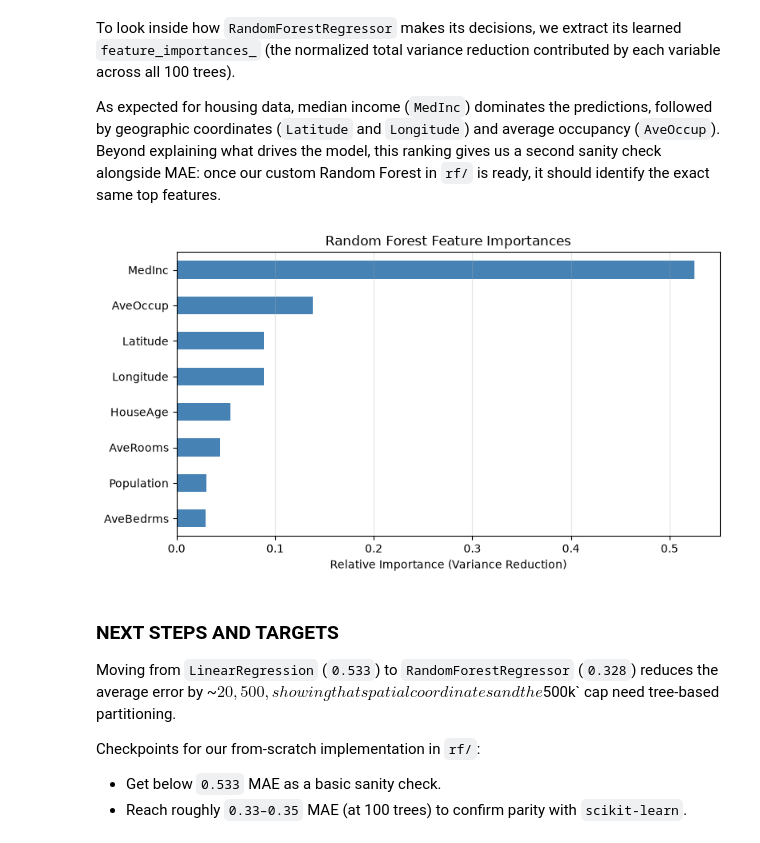
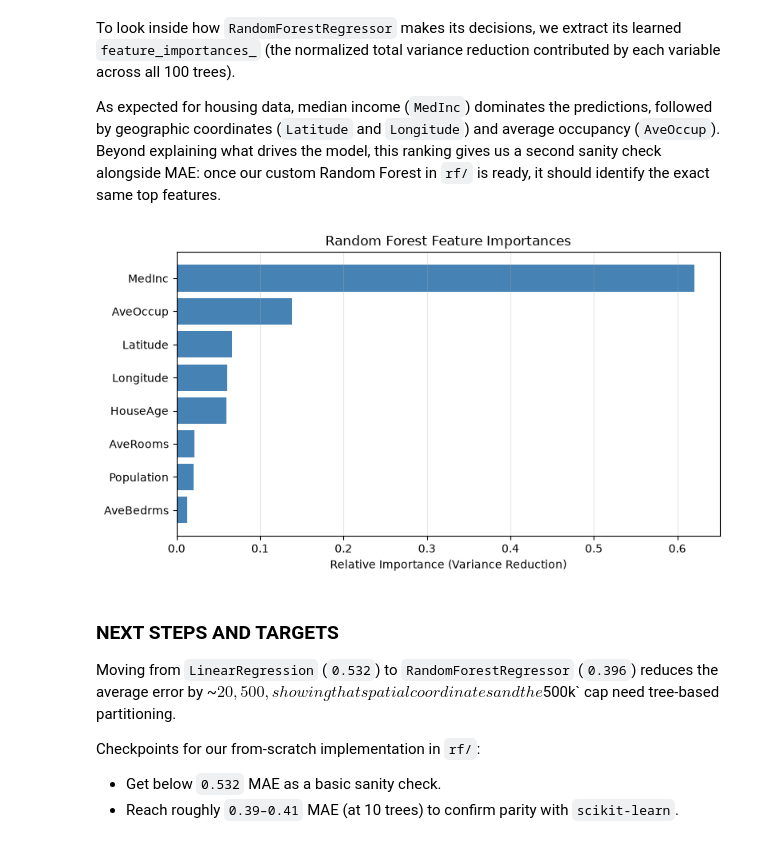
Before and after one commit to stefanomozzillo/random-forest-from-scratch, a Jupyter notebook: notebooks/01_baseline.ipynb, the cells around one changed output. Saved outputs shown, nothing was run; the diff lists cells and outputs as text; code cells hidden in the pictures.

```diff
--- a/notebooks/01_baseline.ipynb
+++ b/notebooks/01_baseline.ipynb
@@ -81,16 +88,41 @@ The models were evaluated using **Mean Absolute Error (MAE)** (in $100k units) a
 3. Robustness to the $500k cap: Unlike MSE/RMSE, MAE scales linearly and is not disproportionately skewed by the ~5% of districts artificially capped at `5.00001`.
 # %%
 X_tr, X_te, y_tr, y_te = train_test_split(X, y, test_size=0.2, random_state=42)
-print(len(X_tr), len(X_te))
+
+N = 5000
+X_tr_sub = X_tr[:N]
+y_tr_sub = y_tr[:N]
+print(
+    f"Train subsample: {len(X_tr_sub)}\n"
+    f"Test set: {len(X_te)}"
+)
 
 modelli = {
     "median (baseline)": DummyRegressor(strategy="median"),
     "LinearRegression": make_pipeline(StandardScaler(), LinearRegression()),
-    "RandomForest sklearn": RandomForestRegressor(n_estimators=100, random_state=42, n_jobs=-1),
+    "RandomForest sklearn": RandomForestRegressor(
+        n_estimators=10,
+        max_depth=8,
+        max_features=1.0,
+        random_state=0,
+        n_jobs=-1,
+    ),
 }
 
+rows = []
 for nome, m in modelli.items():
-    m.fit(X_tr, y_tr)
+    m.fit(X_tr_sub, y_tr_sub)
     mae = mean_absolute_error(y_te, m.predict(X_te))
-    print(f"{nome}: MAE {mae:.3f}")
+    rows.append({
+        "Model": nome,
+        "MAE": mae,
+    })
+
+df_sub = pd.DataFrame(rows)
+display(
+    df_sub.style
+    .hide(axis="index")
+    .format({"MAE": "{:.3f}"})
+    .highlight_min(subset=["MAE"], color="#2e7d32")
+)
 # %% [output]
@@ -136,24 +170,27 @@ As expected for housing data, median income (`MedInc`) dominates the predictions
 # %%
 
 rf_model = modelli["RandomForest sklearn"]
+if not hasattr(rf_model, "estimators_"):
+    rf_model.fit(xs_5000, ys_5000)
 
-importances = pd.Series(rf_model.feature_importances_, index=X.columns).sort_values()
+feature_names = np.array(X.columns if hasattr(X, "columns") else fetch_california_housing().feature_names)
+importances = rf_model.feature_importances_
+idx = np.argsort(importances)
 
 plt.figure(figsize=(8, 4.5))
-importances.plot(kind="barh", color="steelblue")
-
+plt.barh(feature_names[idx], importances[idx], color="steelblue")
 plt.title("Random Forest Feature Importances")
 plt.xlabel("Relative Importance (Variance Reduction)")
 plt.grid(axis="x", alpha=0.3)
 plt.tight_layout()
 plt.show()
 # %% [output]
-[figure, old version]
+[figure, new version]
 # %% [markdown]
 ### NEXT STEPS AND TARGETS
 
-Moving from `LinearRegression` (`0.533`) to `RandomForestRegressor` (`0.328`) reduces the average error by ~$20,500, showing that spatial coordinates and the `$500k` cap need tree-based partitioning.
+Moving from `LinearRegression` (`0.532`) to `RandomForestRegressor` (`0.396`) reduces the average error by ~$20,500, showing that spatial coordinates and the `$500k` cap need tree-based partitioning.
 
 Checkpoints for our from-scratch implementation in `rf/`:
-- Get below `0.533` MAE as a basic sanity check.
-- Reach roughly `0.33–0.35` MAE (at 100 trees) to confirm parity with `scikit-learn`.
+- Get below `0.532` MAE as a basic sanity check.
+- Reach roughly `0.39–0.41` MAE (at 10 trees) to confirm parity with `scikit-learn`.
```
Also changed, not shown: parts of 5 cells of this notebook, 4 other files.
